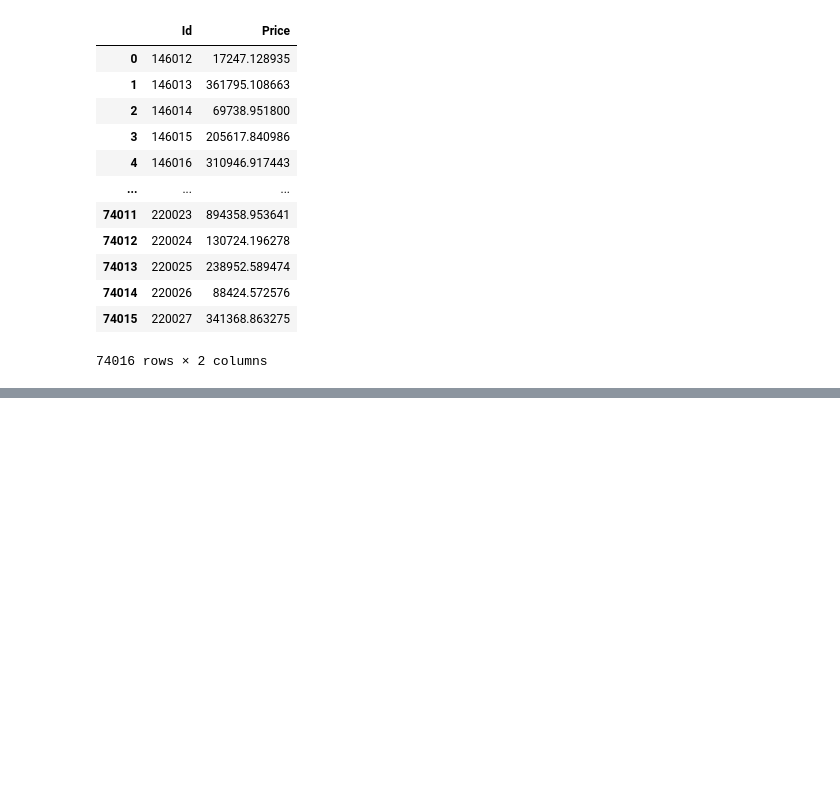
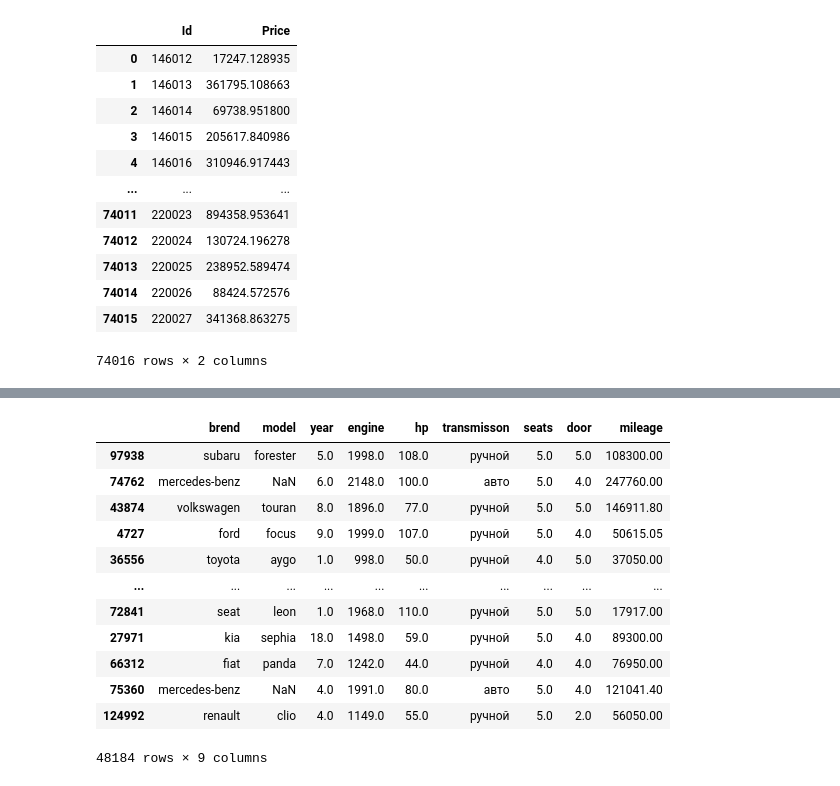
Before and after one commit to Pinzhanin/machine-learning, a Jupyter notebook: rucode_carprice/rucode-carprice.ipynb, the cells around one changed output, grey strips where cells are left out. Drawn from its saved outputs; the diff is of its cells as text; code cells hidden in the pictures; blank space fills up the shorter version.

```diff
--- a/rucode_carprice/rucode-carprice.ipynb
+++ b/rucode_carprice/rucode-carprice.ipynb
@@ -354,0 +373,16 @@ pd.DataFrame(daa).to_csv('sample_submission.csv')
+# %%
+X_test
+# %% [output]
+|  | brend | model | year | engine | hp | transmisson | seats | door | mileage |
+| 97938 | subaru | forester | 5.0 | 1998.0 | 108.0 | ручной | 5.0 | 5.0 | 108300.00 |
+| 74762 | mercedes-benz | NaN | 6.0 | 2148.0 | 100.0 | авто | 5.0 | 4.0 | 247760.00 |
+| 43874 | volkswagen | touran | 8.0 | 1896.0 | 77.0 | ручной | 5.0 | 5.0 | 146911.80 |
+| 4727 | ford | focus | 9.0 | 1999.0 | 107.0 | ручной | 5.0 | 4.0 | 50615.05 |
+| 36556 | toyota | aygo | 1.0 | 998.0 | 50.0 | ручной | 4.0 | 5.0 | 37050.00 |
+| ... | ... | ... | ... | ... | ... | ... | ... | ... | ... |
+| 72841 | seat | leon | 1.0 | 1968.0 | 110.0 | ручной | 5.0 | 5.0 | 17917.00 |
+| 27971 | kia | sephia | 18.0 | 1498.0 | 59.0 | ручной | 5.0 | 4.0 | 89300.00 |
+| 66312 | fiat | panda | 7.0 | 1242.0 | 44.0 | ручной | 4.0 | 4.0 | 76950.00 |
+| 75360 | mercedes-benz | NaN | 4.0 | 1991.0 | 80.0 | авто | 5.0 | 4.0 | 121041.40 |
+| 124992 | renault | clio | 4.0 | 1149.0 | 55.0 | ручной | 5.0 | 2.0 | 56050.00 |
+48184 rows × 9 columns
```
Also changed, not shown: parts of 2 cells of this notebook, 1 other file.
